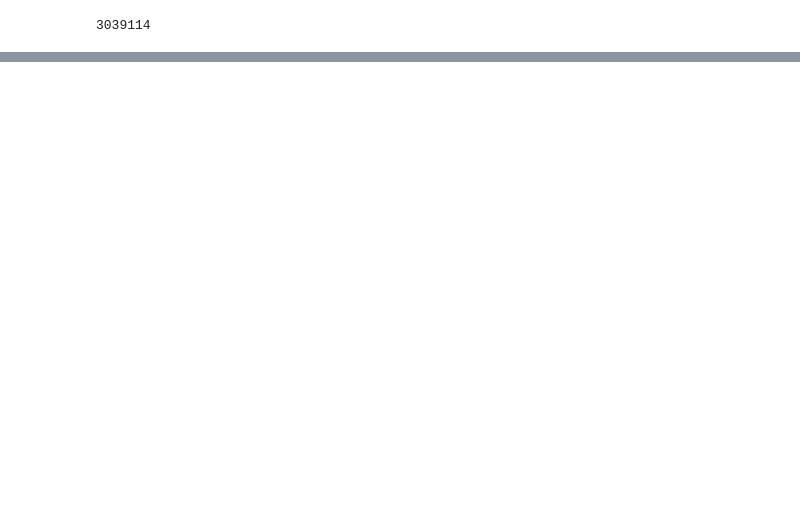
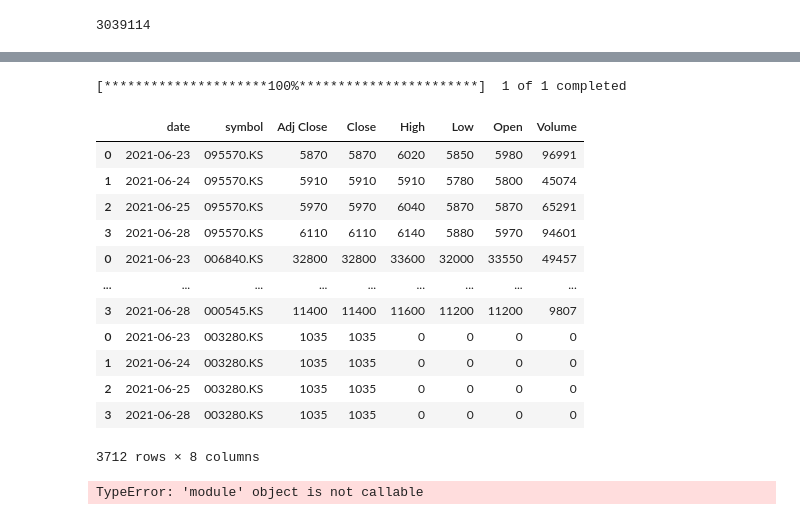
Before and after one commit to ajcltm/BackTesting, a Jupyter notebook: stock_data_api(7.18).ipynb, the cells around one changed output, grey strips where cells are left out. Drawn from its saved outputs; the diff is of its cells as text; code cells hidden in the pictures; blank space fills up the shorter version.

```diff
--- a/stock_data_api(7.18).ipynb
+++ b/stock_data_api(7.18).ipynb
@@ -218,0 +257,52 @@ len(data)
+# %%
+yf.pdr_override()
+
+start_date = '23-06-2021'
+end_date = '23-06-2021'
+
+start = datetime.datetime.strptime(start_date, '%d-%m-%Y')
+end = datetime.datetime.strptime(end_date, '%d-%m-%Y')
+
+# tickers = stock.get_market_ticker_list("20210718", market="KOSPI")  # KOSPI / KOSDAQ / KONEX / ALL / default = KOSPI
+# tickers=['{}.ks'.format(ticker) for ticker in tickers]
+
+data=pdr.get_data_yahoo('NVDA' , data_source='yahoo', start=start, end=end)
+
+data=data.stack()
+data=data.reset_index()
+data=data.rename(columns={'level_1':'symbol'})
+data=data.rename(columns={'Date':'date'})
+# %% [output]
+[*********************100%***********************]  1 of 1 completed
+# %%
+tickers = stock.get_market_ticker_list("20210718", market="KOSPI")  # KOSPI / KOSDAQ / KONEX / ALL / default = KOSPI
+dfs=[]
+for ticker in tickers :
+    temp = stock.get_market_ohlcv_by_date("20210623", "20210628", ticker)
+    temp = temp.reset_index()
+    temp = temp.rename(columns={'날짜':'date', '시가': 'Open', '고가':'High', '저가':'Low', '종가':'Close', '거래량': 'Volume'})
+    temp['Adj Close'] = temp['Close']
+    temp['symbol'] = '{}.KS'.format(ticker)
+    temp = temp[['date', 'symbol', 'Adj Close', 'Close', 'High', 'Low', 'Open', 'Volume']]
+    dfs.append(temp)
+data_ = pd.concat(dfs)
+# %%
+data_
+# %% [output]
+|  | date | symbol | Adj Close | Close | High | Low | Open | Volume |
+| 0 | 2021-06-23 | 095570.KS | 5870 | 5870 | 6020 | 5850 | 5980 | 96991 |
+| 1 | 2021-06-24 | 095570.KS | 5910 | 5910 | 5910 | 5780 | 5800 | 45074 |
+| 2 | 2021-06-25 | 095570.KS | 5970 | 5970 | 6040 | 5870 | 5870 | 65291 |
+| 3 | 2021-06-28 | 095570.KS | 6110 | 6110 | 6140 | 5880 | 5970 | 94601 |
+| 0 | 2021-06-23 | 006840.KS | 32800 | 32800 | 33600 | 32000 | 33550 | 49457 |
+| ... | ... | ... | ... | ... | ... | ... | ... | ... |
+| 3 | 2021-06-28 | 000545.KS | 11400 | 11400 | 11600 | 11200 | 11200 | 9807 |
+| 0 | 2021-06-23 | 003280.KS | 1035 | 1035 | 0 | 0 | 0 | 0 |
+| 1 | 2021-06-24 | 003280.KS | 1035 | 1035 | 0 | 0 | 0 | 0 |
+| 2 | 2021-06-25 | 003280.KS | 1035 | 1035 | 0 | 0 | 0 | 0 |
+| 3 | 2021-06-28 | 003280.KS | 1035 | 1035 | 0 | 0 | 0 | 0 |
+3712 rows × 8 columns
+# %%
+data = pd.read_csv('C:/Users/ajcltm/PycharmProjects/BackTesting/data/stock_price_data_KOSPI.csv', index_col=0)
+# %% [output]
+TypeError: 'module' object is not callable
```
Also changed, not shown: parts of 9 cells of this notebook, 5 other files.
